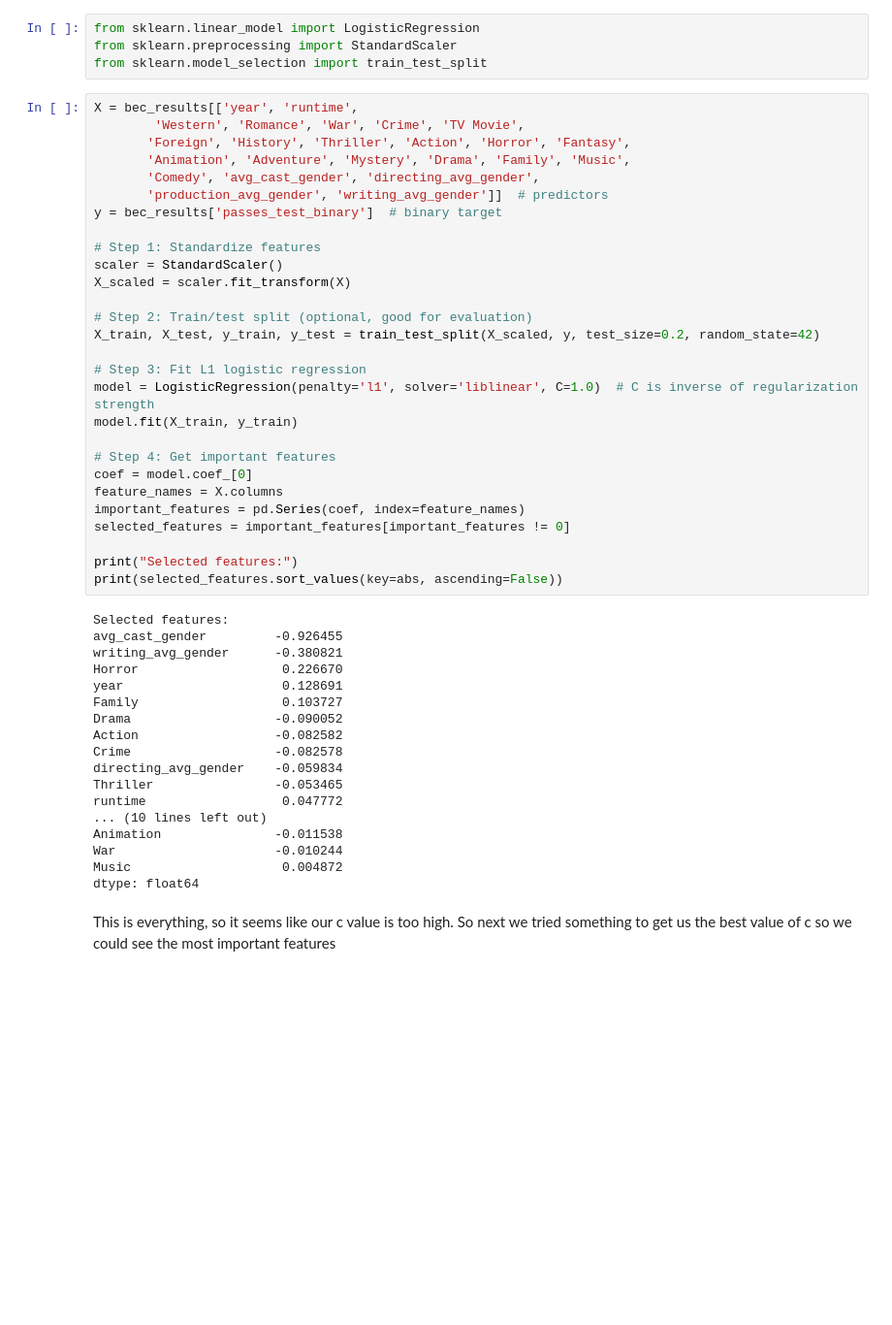
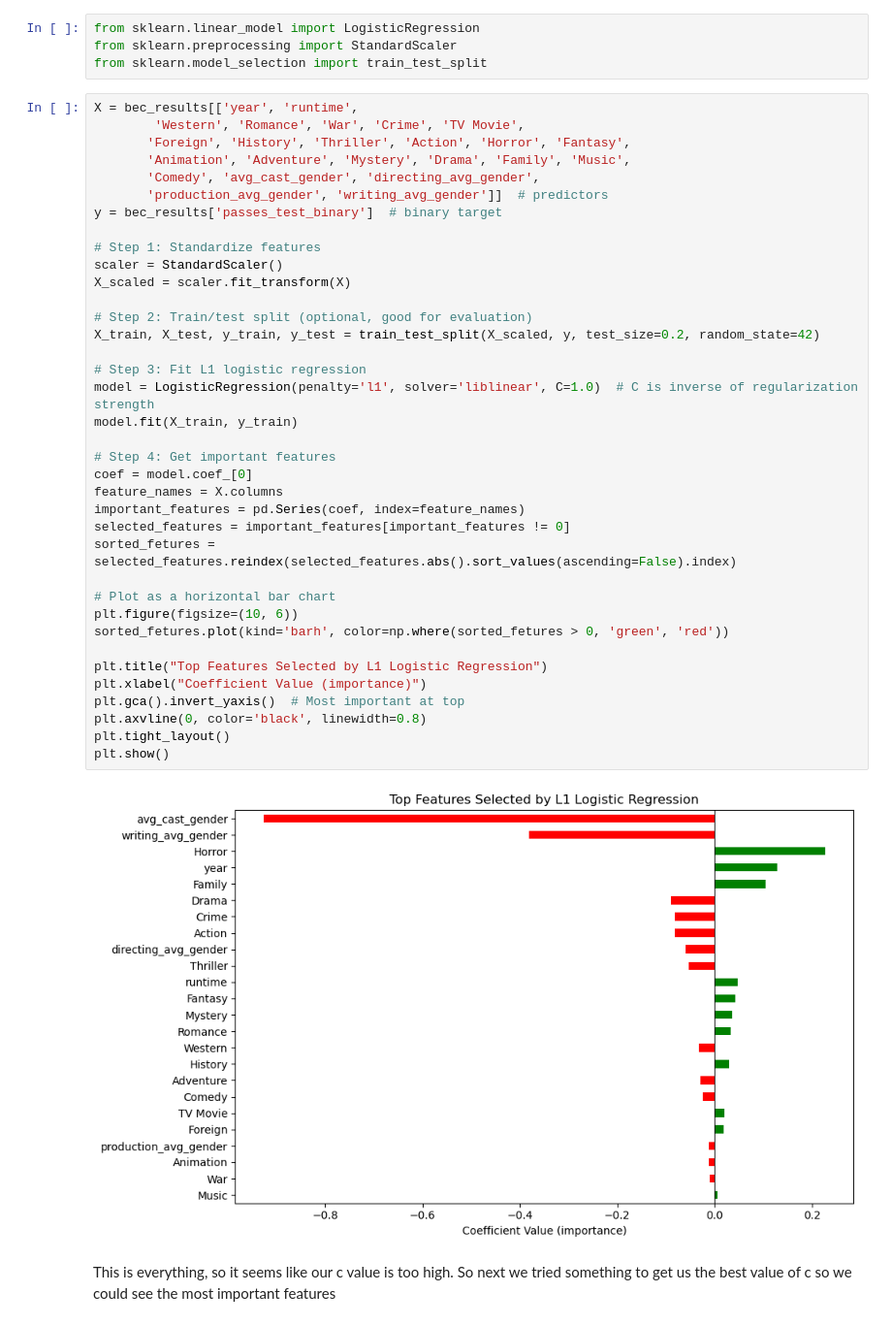
Before and after one commit to ABecker03/COGS209_Project, a Jupyter notebook: regression.ipynb, the cells around one changed output. Shown at 97% size. Cells and saved outputs as stored; diff of their text form; blank space fills up the shorter version.

```diff
--- a/regression.ipynb
+++ b/regression.ipynb
@@ -32,49 +38,42 @@ from sklearn.model_selection import train_test_split
 # %%
 X = bec_results[['year', 'runtime',
         'Western', 'Romance', 'War', 'Crime', 'TV Movie',
        'Foreign', 'History', 'Thriller', 'Action', 'Horror', 'Fantasy',
        'Animation', 'Adventure', 'Mystery', 'Drama', 'Family', 'Music',
        'Comedy', 'avg_cast_gender', 'directing_avg_gender',
        'production_avg_gender', 'writing_avg_gender']]  # predictors
 y = bec_results['passes_test_binary']  # binary target
 
 # Step 1: Standardize features
 scaler = StandardScaler()
 X_scaled = scaler.fit_transform(X)
 
 # Step 2: Train/test split (optional, good for evaluation)
 X_train, X_test, y_train, y_test = train_test_split(X_scaled, y, test_size=0.2, random_state=42)
 
 # Step 3: Fit L1 logistic regression
 model = LogisticRegression(penalty='l1', solver='liblinear', C=1.0)  # C is inverse of regularization strength
 model.fit(X_train, y_train)
 
 # Step 4: Get important features
 coef = model.coef_[0]
 feature_names = X.columns
 important_features = pd.Series(coef, index=feature_names)
 selected_features = important_features[important_features != 0]
+sorted_fetures = selected_features.reindex(selected_features.abs().sort_values(ascending=False).index)
 
-print("Selected features:")
-print(selected_features.sort_values(key=abs, ascending=False))
+# Plot as a horizontal bar chart
+plt.figure(figsize=(10, 6))
+sorted_fetures.plot(kind='barh', color=np.where(sorted_fetures > 0, 'green', 'red'))
+
+plt.title("Top Features Selected by L1 Logistic Regression")
+plt.xlabel("Coefficient Value (importance)")
+plt.gca().invert_yaxis()  # Most important at top
+plt.axvline(0, color='black', linewidth=0.8)
+plt.tight_layout()
+plt.show()
 # %% [output]
-Selected features:
-avg_cast_gender         -0.926455
-writing_avg_gender      -0.380821
-Horror                   0.226670
-year                     0.128691
-Family                   0.103727
-Drama                   -0.090052
-Action                  -0.082582
-Crime                   -0.082578
-directing_avg_gender    -0.059834
-Thriller                -0.053465
-runtime                  0.047772
-... (10 lines left out)
-Animation               -0.011538
-War                     -0.010244
-Music                    0.004872
-dtype: float64
+[figure, added]
 # %% [markdown]
 This is everything, so it seems like our c value is too high. So next we tried something to get us the best value of c so we could see the most important features
 # %%
```
Also changed, not shown: parts of 3 cells of this notebook.
